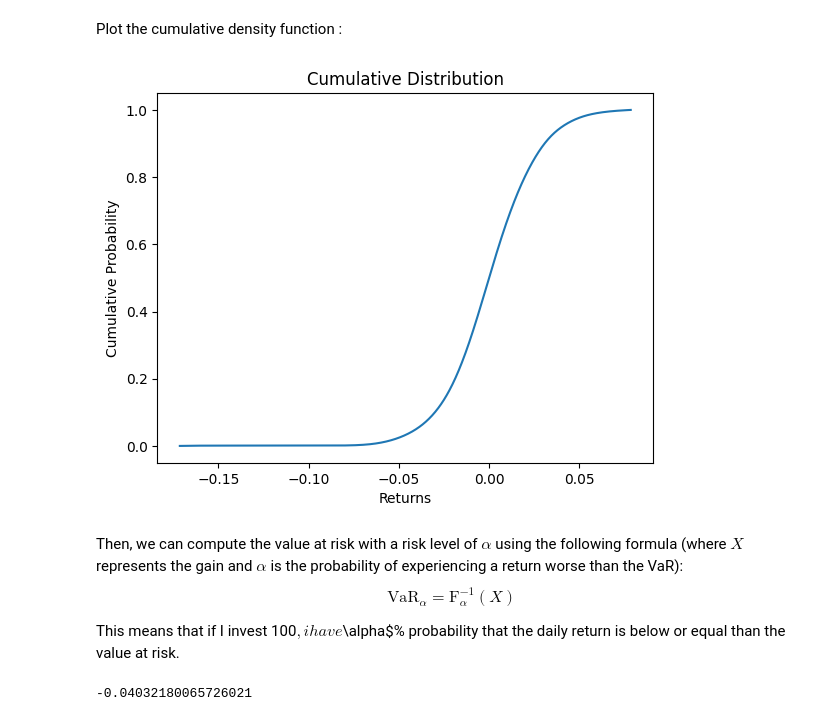
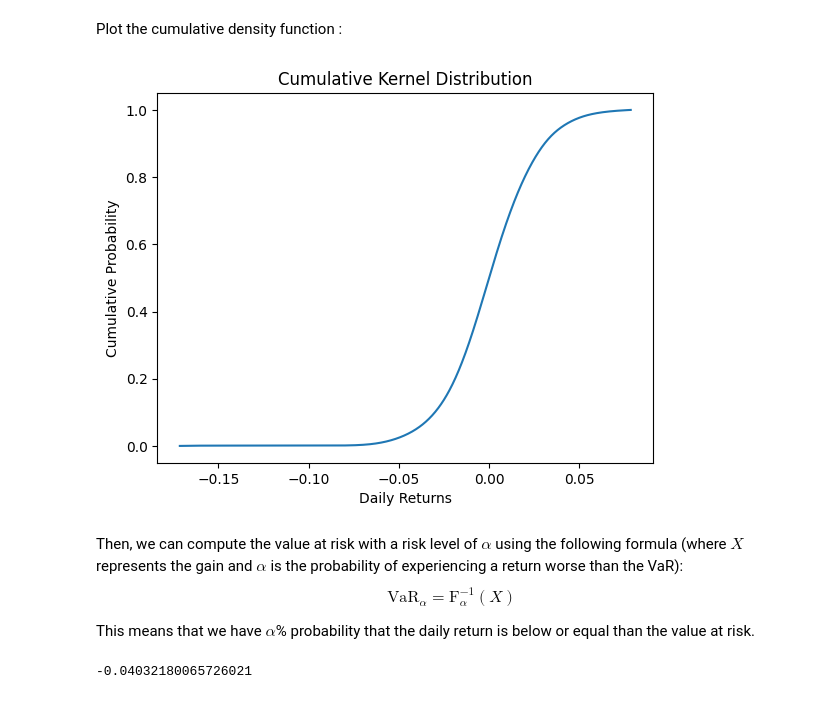
Before and after one commit to nathan6292/Market-Risk-Final-Project, a Jupyter notebook: Nathan_Fleury, Julien_Gilles - Project.ipynb, the cells around one changed output. Drawn from its saved outputs; the diff is of its cells as text; code cells hidden in the pictures.

```diff
--- a/Nathan_Fleury, Julien_Gilles - Project.ipynb
+++ b/Nathan_Fleury, Julien_Gilles - Project.ipynb
@@ -1244,22 +1244,22 @@ Plot the cumulative density function :
 # %%
 # Plot the cumulative distribution
 x,y = cumulative_kernel_density(returns, h_silverman, number_of_points)
 
 # Normalize the cumulative distribution
 plt.plot(x, y)
-plt.title('Cumulative Distribution')
-plt.xlabel('Returns')
+plt.title('Cumulative Kernel Distribution')
+plt.xlabel('Daily Returns')
 plt.ylabel('Cumulative Probability')
 plt.show()
 # %% [output]
-[figure, old version]
+[figure, new version]
 # %% [markdown]
 Then, we can compute the value at risk with a risk level of $\alpha$ using the following formula (where $X$ represents the gain and $\alpha$ is the probability of experiencing a return worse than the VaR):
 $$
 \text{VaR}_{\alpha} = \text{F}^{-1}_{\alpha} \left( X \right)
 $$
 
-This means that if I invest 100$, i have $\alpha$% probability that the daily return is below or equal than the value at risk.
+This means that we have $\alpha$% probability that the daily return is below or equal than the value at risk.
 # %%
 def kernel_VaR(X, h, alpha, number_of_points):
     # We calculate the cumulative distribution
```
Also changed, not shown: parts of 7 cells of this notebook, 3 other files.
